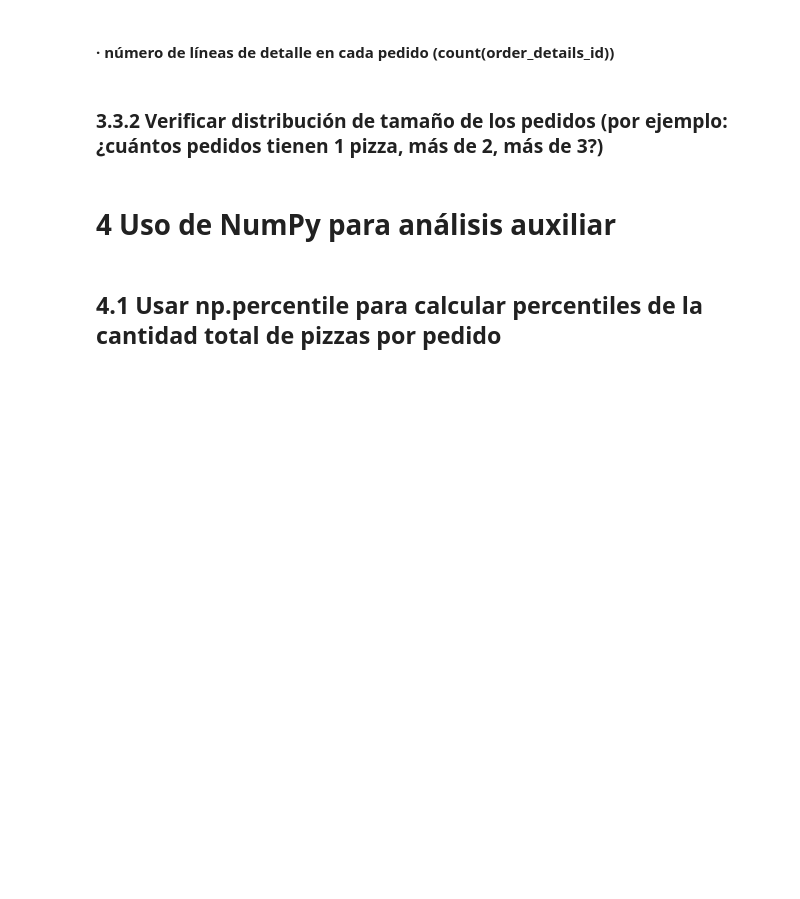
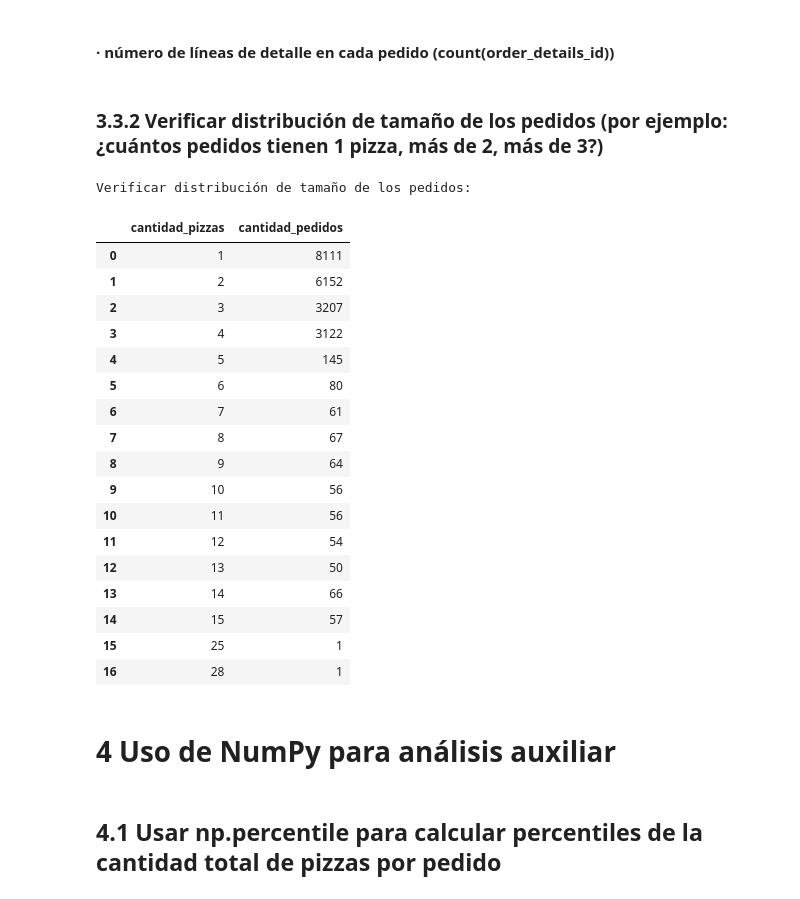
Before and after one commit to Joan735/PythonRA2, a Jupyter notebook: pizza/pizza.ipynb, the cells around one changed output. Saved outputs shown, nothing was run; the diff lists cells and outputs as text; code cells hidden in the pictures; blank space fills up the shorter version.

```diff
--- a/pizza/pizza.ipynb
+++ b/pizza/pizza.ipynb
@@ -323,3 +310,9 @@ print(df_merged.max)
 ### 3.2.1 Agrupar por pizza_id para calcular:
 # %% [markdown]
 #### · la cantidad total vendida (sum(quantity))
+# %%
+# Cantidad total vendida por tipo de pizza
+pd.set_option("display.max_rows", None)
+df_cantidad = df_merged.groupby("pizza_id", as_index=False)["quantity"].sum()
+print("Cantidad total vendida por pizza")
+df_cantidad.sort_values(["quantity"], ascending=True)
@@ -326,2 +338,8 @@ print(df_merged.max)
 # %% [markdown]
 #### · la cantidad de pedidos en los que aparece (count(order_id) o nunique(order_id))
+# %%
+# Cantidad de pedidos en los que aparece una pizza
+pd.set_option("display.max_rows", None)
+df_pedidos = df_merged.groupby("pizza_id", as_index=False).agg(num_pedidos=("order_id", "count"))
+print("Cantidad de pedidos en los que aparece una pizza:")
+df_pedidos.sort_values(["num_pedidos"], ascending=True)
@@ -328,2 +365,8 @@ print(df_merged.max)
 # %% [markdown]
 ### 3.2.2 Identificar las pizzas más populares (más cantidad vendida) y menos populares.
+# %%
+# Pizzas mas populares y menos populares
+pd.reset_option("display.max_rows", None)
+df_popularidad = df_merged.groupby("pizza_id", as_index=False)["quantity"].sum()
+print("Top 10 de las pizzas mas populares y otro de las menos populares:")
+df_popularidad.sort_values(["quantity"], ascending=False)
@@ -337,6 +395,34 @@ print(df_merged.max)
 #### · número de líneas de detalle en cada pedido (count(order_details_id))
 # %% [markdown]
 ### 3.3.2 Verificar distribución de tamaño de los pedidos (por ejemplo: ¿cuántos pedidos tienen 1 pizza, más de 2, más de 3?)
+# %%
+# Distribucion del tamaño de los pedidos
+pd.reset_option("display.max_rows", None)
+df_cantidad_pizzas = df_merged.groupby("order_id", as_index=False).agg(cantidad_pizzas=("quantity", "sum"))
+df_distribucion = df_cantidad_pizzas["cantidad_pizzas"].value_counts().sort_index().reset_index()
+df_distribucion.columns = ["cantidad_pizzas", "cantidad_pedidos"]
+print("Verificar distribución de tamaño de los pedidos:")
+df_distribucion.sort_values(["cantidad_pizzas"])
+# %% [output]
+Verificar distribución de tamaño de los pedidos:
+|  | cantidad_pizzas | cantidad_pedidos |
+| 0 | 1 | 8111 |
+| 1 | 2 | 6152 |
+| 2 | 3 | 3207 |
+| 3 | 4 | 3122 |
+| 4 | 5 | 145 |
+| 5 | 6 | 80 |
+| 6 | 7 | 61 |
+| 7 | 8 | 67 |
+| 8 | 9 | 64 |
+| 9 | 10 | 56 |
+| 10 | 11 | 56 |
+| 11 | 12 | 54 |
+| 12 | 13 | 50 |
+| 13 | 14 | 66 |
+| 14 | 15 | 57 |
+| 15 | 25 | 1 |
+| 16 | 28 | 1 |
 # %% [markdown]
 # 4 Uso de NumPy para análisis auxiliar
 # %% [markdown]
```
Also changed, not shown: parts of 6 cells of this notebook.
